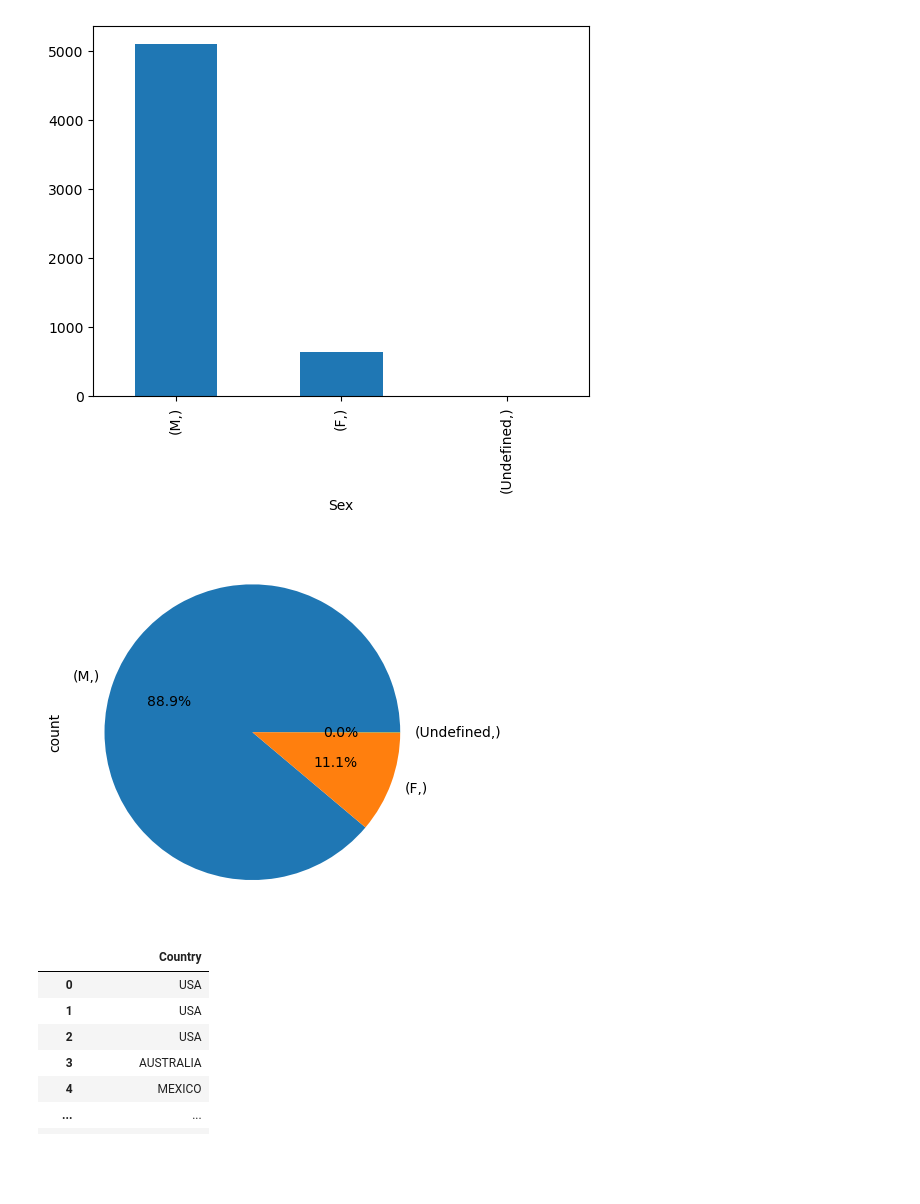
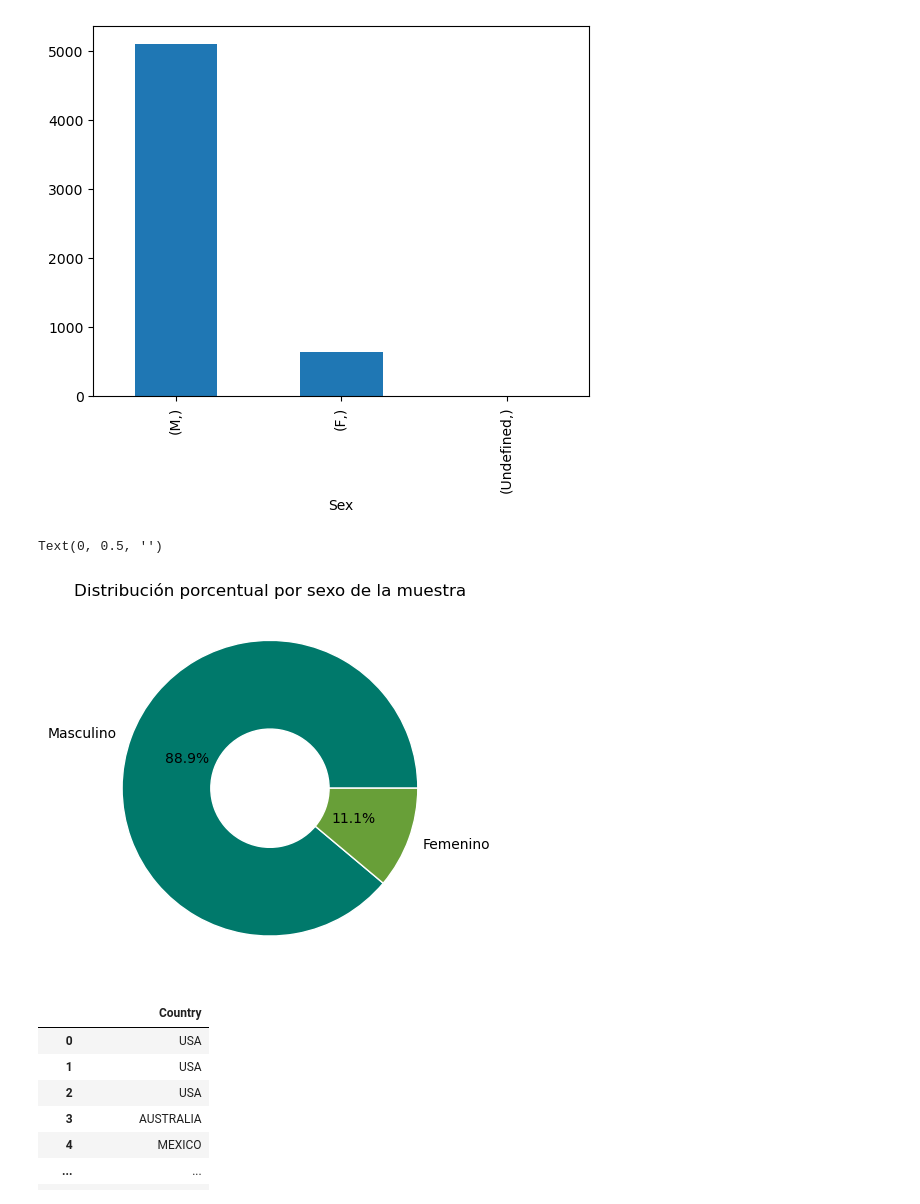
Before and after one commit to ToniMorey/Shark_lab, a Jupyter notebook: Main_notebook.ipynb, the cells around one changed output. Drawn from its saved outputs; the diff is of its cells as text; code cells hidden in the pictures; blank space fills up the shorter version.

```diff
--- a/Main_notebook.ipynb
+++ b/Main_notebook.ipynb
@@ -1146,5 +1160,3 @@ Data columns (total 8 columns):
  7   Activity  5758 non-null   object
 dtypes: object(8)
 memory usage: 394.0+ KB
-# %%
-Socio['Year'] = Socio['Year'].astype(int)
@@ -1290,12 +1346,19 @@ Sex[["Sex",]].value_counts().plot(kind = 'bar')
 # %% [output]
 <Axes: xlabel='Sex'>
 [figure]
+# %%
+Sex = Sex[Sex['Sex'].isin(["F",'M'])]
 # %%
 Sexpie = Sex[["Sex"]].value_counts() #Quitar undefined
 # %%
-Sexpie.plot.pie(autopct="%.1f%%");
+colores = ['#00796B','#689F38']
+etiquetas = ['Masculino', 'Femenino']
+Sexpie.plot.pie(autopct="%.1f%%",colors = colores, labels = etiquetas, wedgeprops=dict(width=0.6, edgecolor='w'))
+plt.title("Distribución porcentual por sexo de la muestra")
+plt.ylabel("")
 # %% [output]
+Text(0, 0.5, '')
-[figure, old version]
+[figure, new version]
 # %%
 Country = Socio[['Country']]
 # %%
```
Also changed, not shown: parts of 88 cells of this notebook, 17 other files.
